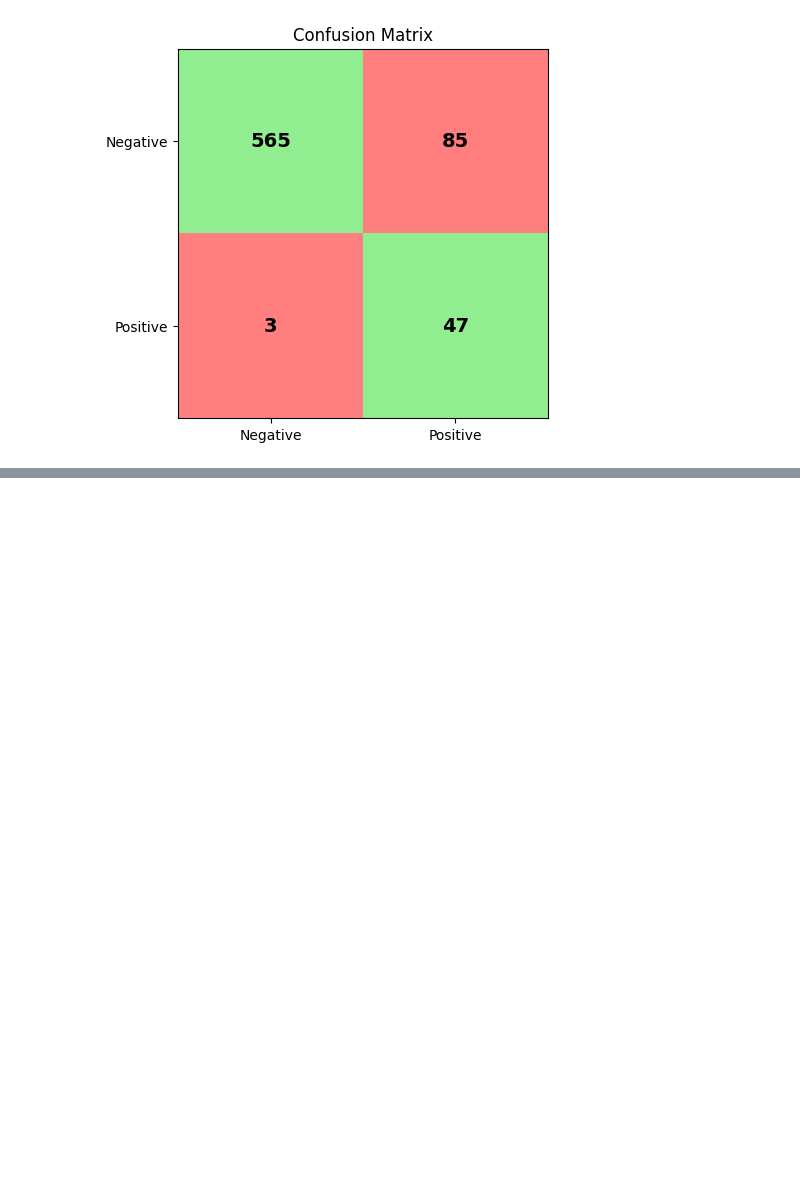
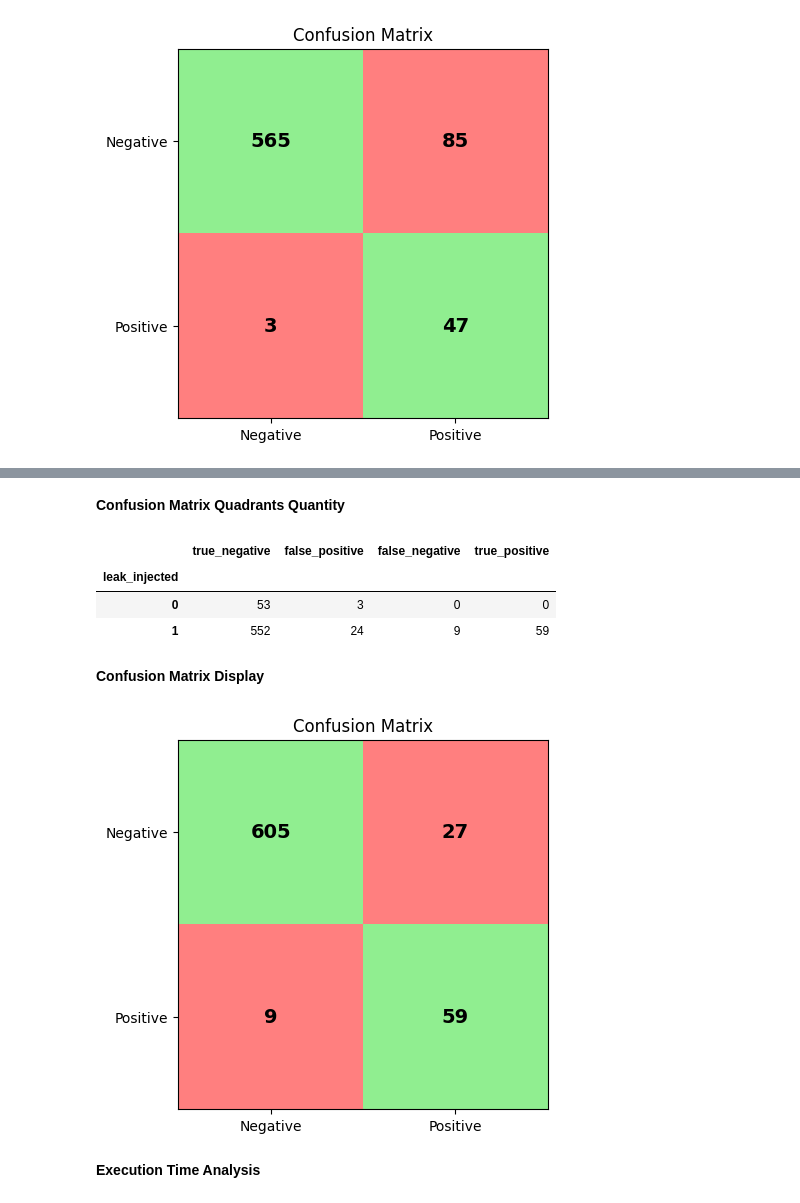
Before and after one commit to Matheusrdmota/fault-detection-mechanism, a Jupyter notebook: results/fault_detector_analysis.ipynb, the cells around one changed output, grey strips where cells are left out. Cells and saved outputs as stored; diff of their text form; code cells hidden in the pictures; blank space fills up the shorter version.

Commit message:
adding cloud analysis

```diff
--- a/results/fault_detector_analysis.ipynb
+++ b/results/fault_detector_analysis.ipynb
@@ -583,0 +588,8 @@ plt.show()
+# %%
+import pandas as pd
+cpu_hog_cloud_df = pd.read_csv('cpu_experiments_results_cloud.csv')
+cpu_hog_cloud_df['leak_injected'] = (
+    cpu_hog_cloud_df['leak_injected'].astype(str).str.lower().map({'true': 1, 'false': 0})
+)
+print(f'Experimentos: {len(cpu_hog_cloud_df)}')
+display(cpu_hog_cloud_df.tail())
@@ -583,0 +618,46 @@ plt.show()
+# %% [markdown]
+**Confusion Matrix Quadrants Quantity**
+# %%
+filter_df = cpu_hog_cloud_df.tail(50)
+confusion_columns = ['true_negative', 'false_positive', 'false_negative', 'true_positive']
+display(filter_df.groupby('leak_injected')[confusion_columns].sum())
+# %% [output]
+|  | true_negative | false_positive | false_negative | true_positive |
+| leak_injected |  |  |  |  |
+| 0 | 53 | 3 | 0 | 0 |
+| 1 | 552 | 24 | 9 | 59 |
+# %% [markdown]
+**Confusion Matrix Display**
+# %%
+import numpy as np
+import matplotlib.pyplot as plt
+from matplotlib.colors import ListedColormap
+
+filter_df = cpu_hog_cloud_df.tail(50)
+# Matriz de confusão agregada dos últimos 50 experimentos cloud.
+cm = np.array([
+    [filter_df['true_negative'].sum(), filter_df['false_positive'].sum()],
+    [filter_df['false_negative'].sum(), filter_df['true_positive'].sum()]
+])
+
+# Verde representa acertos; vermelho representa erros.
+color_matrix = np.array([[0, 1], [1, 0]])
+cmap = ListedColormap(["#90EE90", "#FF7F7F"])
+fig, ax = plt.subplots()
+ax.imshow(color_matrix, cmap=cmap)
+
+for i in range(2):
+    for j in range(2):
+        ax.text(j, i, cm[i, j], ha="center", va="center", fontsize=14,
+                fontweight="bold", color="black")
+
+ax.set_xticks([0, 1])
+ax.set_yticks([0, 1])
+ax.set_xticklabels(["Negative", "Positive"])
+ax.set_yticklabels(["Negative", "Positive"])
+plt.title("Confusion Matrix")
+plt.show()
+# %% [output]
+[figure, added]
+# %% [markdown]
+**Execution Time Analysis**
```
Also changed, not shown: parts of 47 cells of this notebook, 6 other files.
